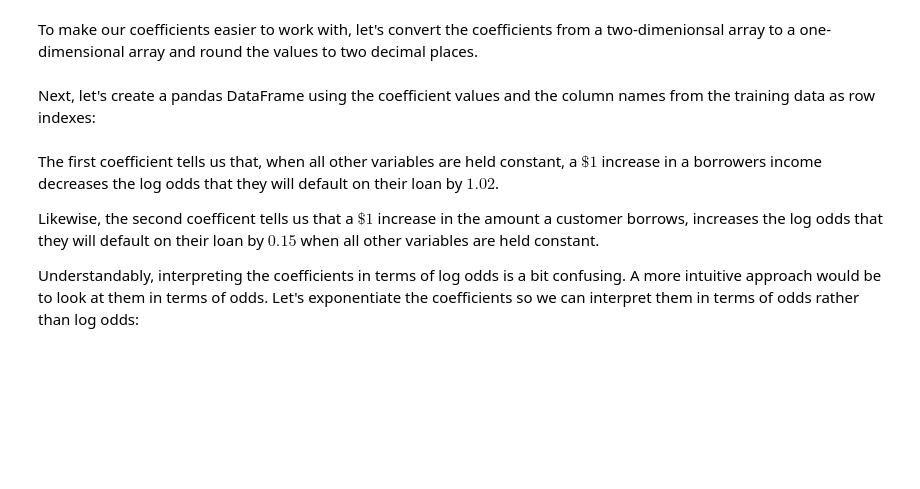
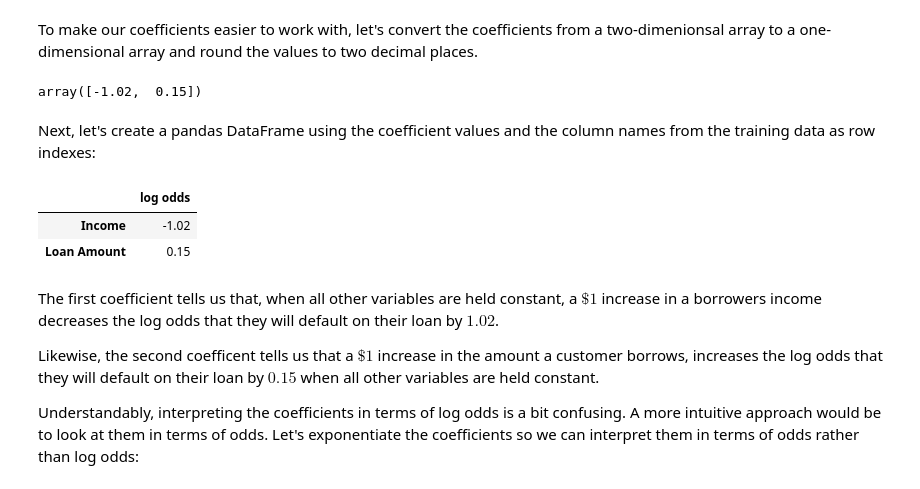
Before and after one commit to irgama/machine-learning-with-python-logistic-regression-3211129, a Jupyter notebook: src/03b.ipynb, the cells around one changed output. Saved outputs shown, nothing was run; the diff lists cells and outputs as text; code cells hidden in the pictures; blank space fills up the shorter version.

```diff
--- a/src/03b.ipynb
+++ b/src/03b.ipynb
@@ -244,8 +252,19 @@ The model coefficients correspond to the order in which the independent variable
 $$ log(\frac{P}{1 - P}) = 15.4670632 -1.0178107 \times \text{Income} + 0.14656096 \times \text{Loan Amount} $$
 # %% [markdown]
 To make our coefficients easier to work with, let's convert the coefficients from a two-dimenionsal array to a one-dimensional array and round the values to two decimal places.
+# %%
+log_odds = np.round(model.coef_[0], 2)
+log_odds
+# %% [output]
+array([-1.02,  0.15])
 # %% [markdown]
 Next, let's create a pandas DataFrame using the coefficient values and the column names from the training data as row indexes:
+# %%
+pd.DataFrame({'log odds': log_odds}, index=X.columns)
+# %% [output]
+|  | log odds |
+| Income | -1.02 |
+| Loan Amount | 0.15 |
 # %% [markdown]
 The first coefficient tells us that, when all other variables are held constant, a $\$1$ increase in a borrowers income decreases the log odds that they will default on their loan by $1.02$.
 
```
Also changed, not shown: parts of 3 cells of this notebook.
